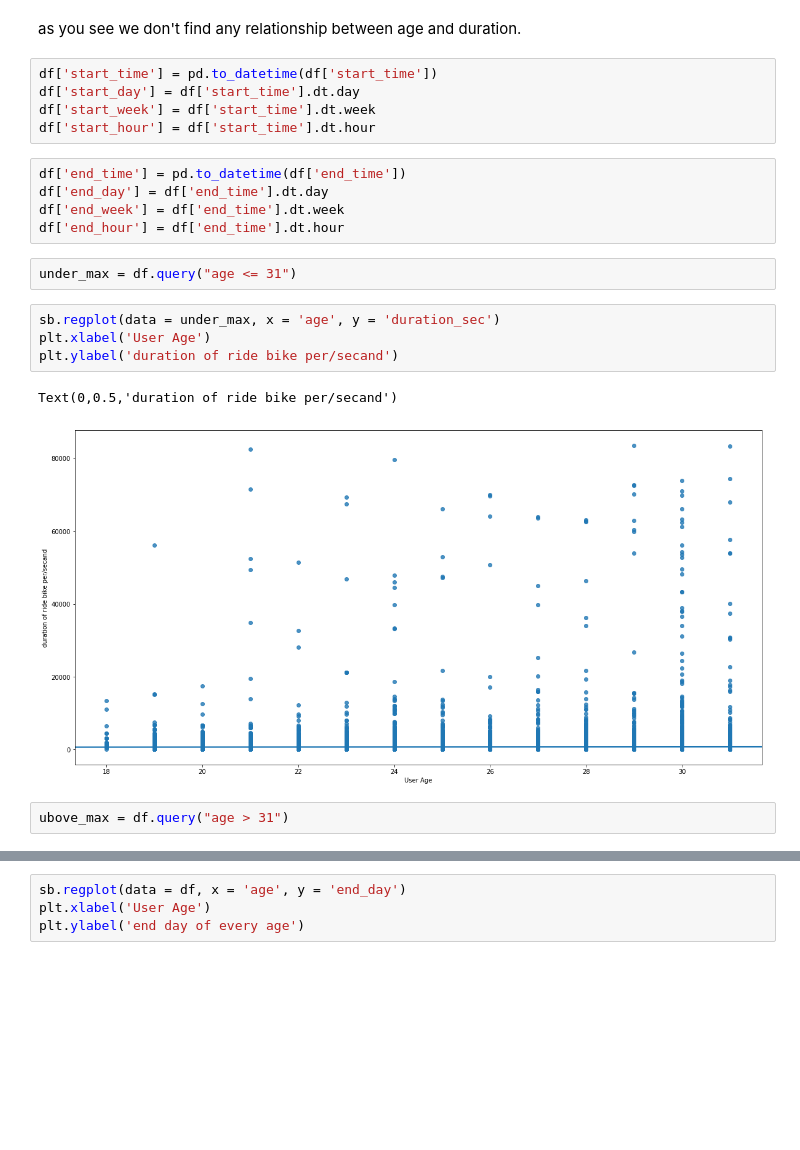
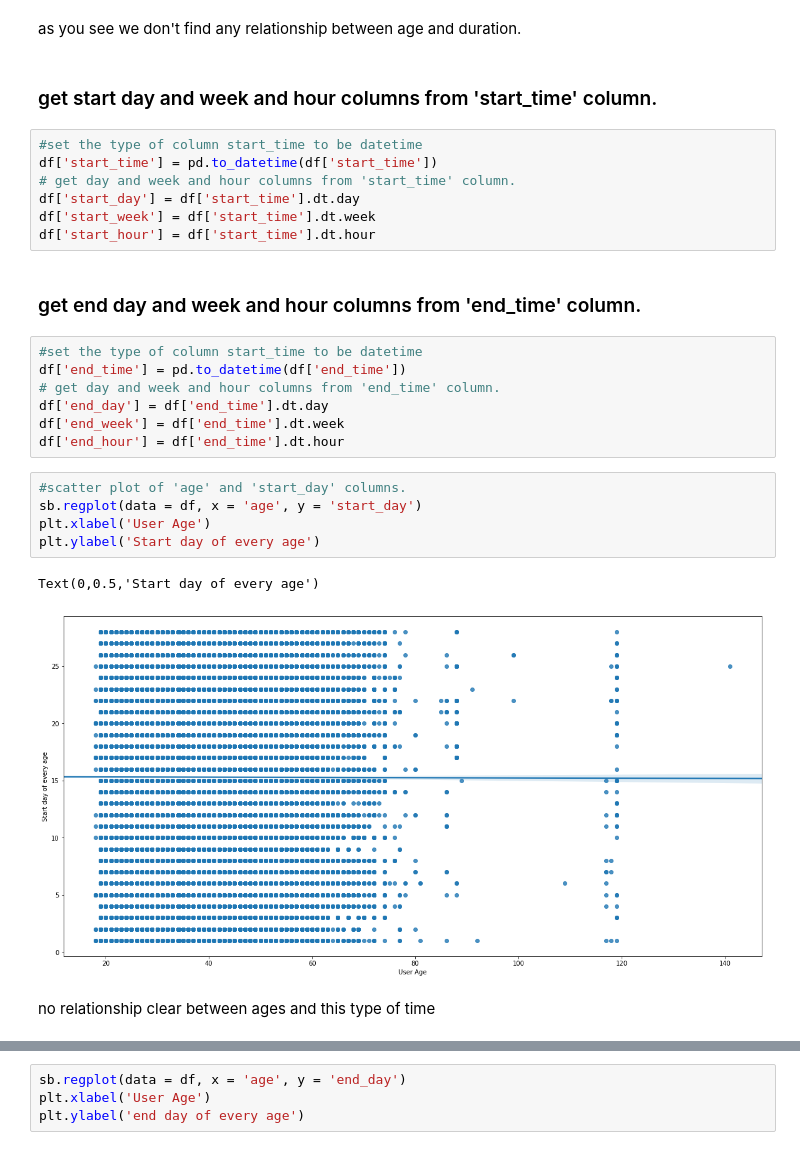
Before and after one commit to MahmoudSwailamAbdallahAtia/ford-go-bike, a Jupyter notebook: Question age.ipynb, the cells around one changed output, grey strips where cells are left out. Cells and saved outputs as stored; diff of their text form; blank space fills up the shorter version.

```diff
--- a/Question age.ipynb
+++ b/Question age.ipynb
@@ -384,25 +389,32 @@ Text(0,0.5,'duration of ride bike per/secand')
 [figure]
 # %% [markdown]
 as you see we don't find any relationship between age and duration.
+# %% [markdown]
+### get start day and week and hour columns from 'start_time' column.
 # %%
+#set the type of column start_time to be datetime
 df['start_time'] = pd.to_datetime(df['start_time'])
+# get day and week and hour columns from 'start_time' column.
 df['start_day'] = df['start_time'].dt.day
 df['start_week'] = df['start_time'].dt.week
 df['start_hour'] = df['start_time'].dt.hour
+# %% [markdown]
+### get end day and week and hour columns from 'end_time' column.
 # %%
+#set the type of column start_time to be datetime
 df['end_time'] = pd.to_datetime(df['end_time'])
+# get day and week and hour columns from 'end_time' column.
 df['end_day'] = df['end_time'].dt.day
 df['end_week'] = df['end_time'].dt.week
 df['end_hour'] = df['end_time'].dt.hour
-# %%
-under_max = df.query("age <= 31")
 # %%
-sb.regplot(data = under_max, x = 'age', y = 'duration_sec')
+#scatter plot of 'age' and 'start_day' columns.
+sb.regplot(data = df, x = 'age', y = 'start_day')
 plt.xlabel('User Age')
-plt.ylabel('duration of ride bike per/secand')
+plt.ylabel('Start day of every age')
 # %% [output]
-Text(0,0.5,'duration of ride bike per/secand')
+Text(0,0.5,'Start day of every age')
-[figure, old version]
+[figure, new version]
-# %%
-ubove_max = df.query("age > 31")
+# %% [markdown]
+no relationship clear between ages and this type of time
 # %%
```
Also changed, not shown: parts of 144 cells of this notebook, 4 other files.
